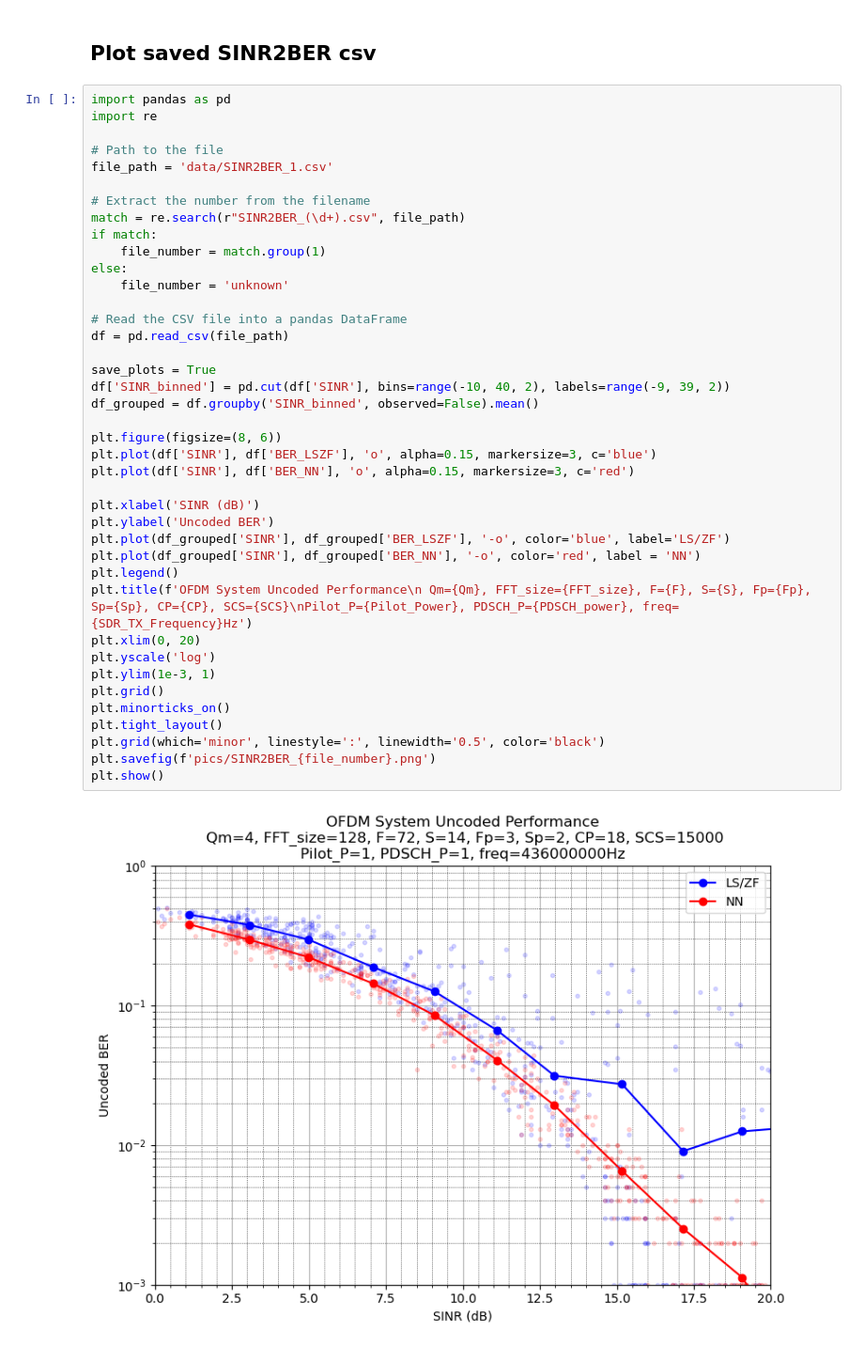
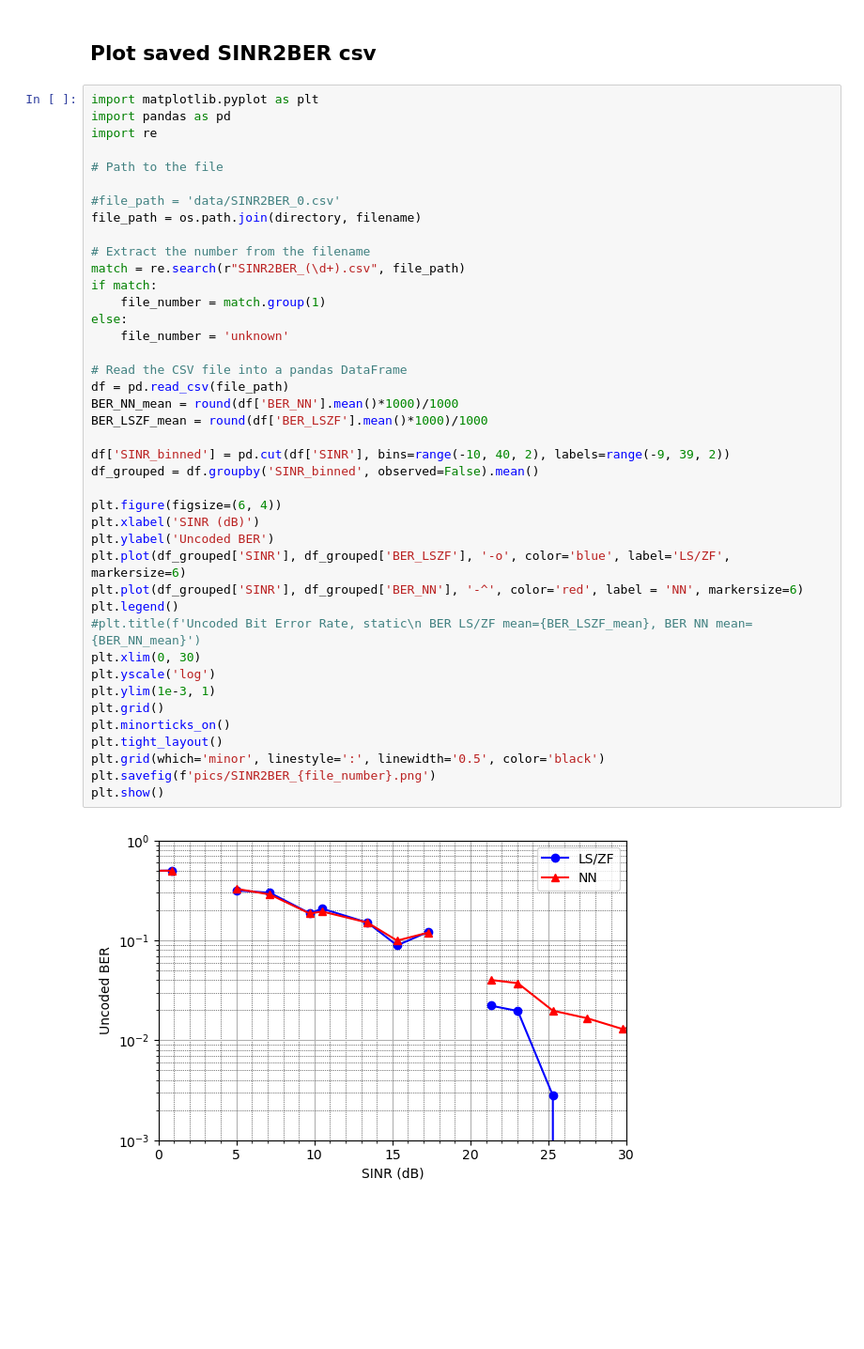
Before and after one commit to rikluost/ofdm-plutosdr-pytorch, a Jupyter notebook: 60-compare-ZF-LS-with-NN-based-RX-PlutoSDR.ipynb, the cells around one changed output. Shown at 94% size. Cells and saved outputs as stored; diff of their text form; blank space fills up the shorter version.

```diff
--- a/60-compare-ZF-LS-with-NN-based-RX-PlutoSDR.ipynb
+++ b/60-compare-ZF-LS-with-NN-based-RX-PlutoSDR.ipynb
@@ -142,44 +136,45 @@ print(nn)
 # %% [markdown]
 ## Plot saved SINR2BER csv
 # %%
+import matplotlib.pyplot as plt
 import pandas as pd
 import re
 
 # Path to the file
-file_path = 'data/SINR2BER_1.csv'
+
+#file_path = 'data/SINR2BER_0.csv'
+file_path = os.path.join(directory, filename)
 
 # Extract the number from the filename
 match = re.search(r"SINR2BER_(\d+).csv", file_path)
 if match:
     file_number = match.group(1)
 else:
     file_number = 'unknown'
 
 # Read the CSV file into a pandas DataFrame
 df = pd.read_csv(file_path)
+BER_NN_mean = round(df['BER_NN'].mean()*1000)/1000
+BER_LSZF_mean = round(df['BER_LSZF'].mean()*1000)/1000
 
-save_plots = True
 df['SINR_binned'] = pd.cut(df['SINR'], bins=range(-10, 40, 2), labels=range(-9, 39, 2))
 df_grouped = df.groupby('SINR_binned', observed=False).mean()
 
-plt.figure(figsize=(8, 6))
-plt.plot(df['SINR'], df['BER_LSZF'], 'o', alpha=0.15, markersize=3, c='blue')
-plt.plot(df['SINR'], df['BER_NN'], 'o', alpha=0.15, markersize=3, c='red')
-
+plt.figure(figsize=(6, 4))
 plt.xlabel('SINR (dB)')
 plt.ylabel('Uncoded BER')
-plt.plot(df_grouped['SINR'], df_grouped['BER_LSZF'], '-o', color='blue', label='LS/ZF')
-plt.plot(df_grouped['SINR'], df_grouped['BER_NN'], '-o', color='red', label = 'NN')
+plt.plot(df_grouped['SINR'], df_grouped['BER_LSZF'], '-o', color='blue', label='LS/ZF', markersize=6)
+plt.plot(df_grouped['SINR'], df_grouped['BER_NN'], '-^', color='red', label = 'NN', markersize=6)
 plt.legend()
-plt.title(f'OFDM System Uncoded Performance\n Qm={Qm}, FFT_size={FFT_size}, F={F}, S={S}, Fp={Fp}, Sp={Sp}, CP={CP}, SCS={SCS}\nPilot_P={Pilot_Power}, PDSCH_P={PDSCH_power}, freq={SDR_TX_Frequency}Hz')
-plt.xlim(0, 20)
+#plt.title(f'Uncoded Bit Error Rate, static\n BER LS/ZF mean={BER_LSZF_mean}, BER NN mean={BER_NN_mean}')
+plt.xlim(0, 30)
 plt.yscale('log')
 plt.ylim(1e-3, 1)
 plt.grid()
 plt.minorticks_on()
 plt.tight_layout()
 plt.grid(which='minor', linestyle=':', linewidth='0.5', color='black')
 plt.savefig(f'pics/SINR2BER_{file_number}.png')
 plt.show()
 # %% [output]
-[figure, old version]
+[figure, new version]
```
Also changed, not shown: parts of 5 cells of this notebook, 12 other files.
